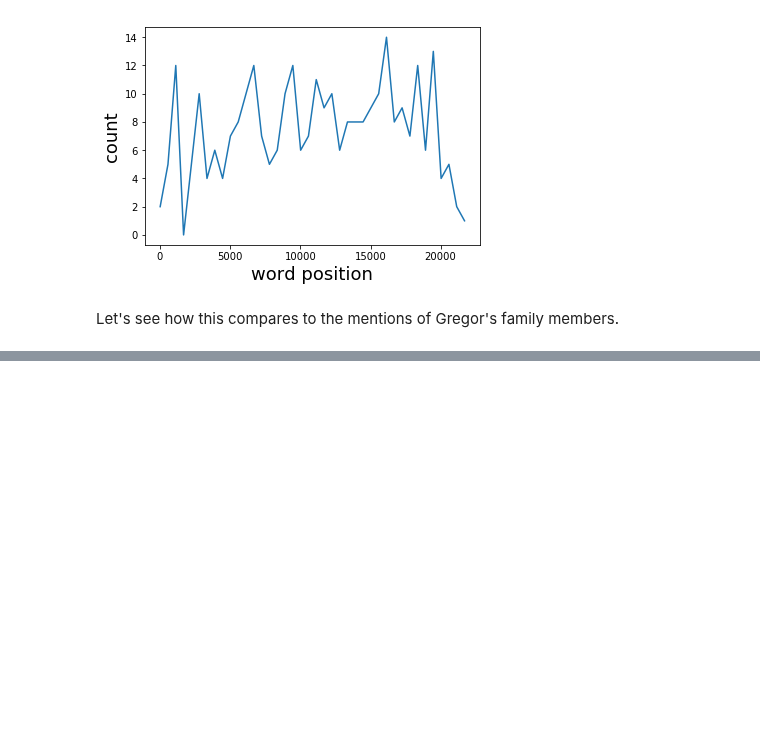
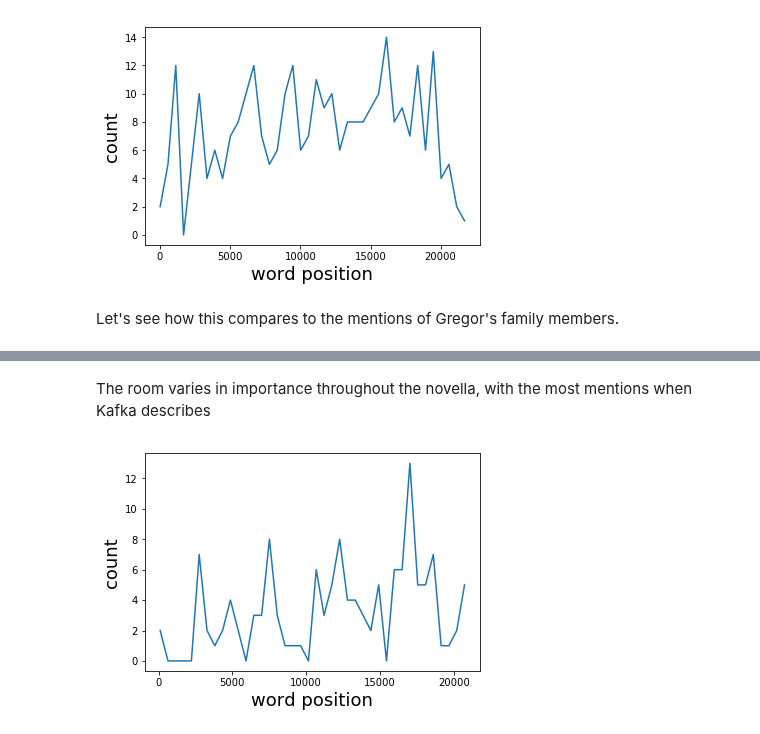
Before and after one commit to jennifernj/NLP-for-philosophy, a Jupyter notebook: Metamorphosis analysis.ipynb, the cells around one changed output, grey strips where cells are left out. Saved outputs shown, nothing was run; the diff lists cells and outputs as text; code cells hidden in the pictures; blank space fills up the shorter version.

```diff
--- a/Metamorphosis analysis.ipynb
+++ b/Metamorphosis analysis.ipynb
@@ -211,0 +214,12 @@ plt.show()
+# %% [markdown]
+The room varies in importance throughout the novella, with the most mentions when Kafka describes
+# %%
+room_indices = get_word_indices('room')
+n, bins, _ = plt.hist(room_indices, bins=40)
+plt.clf()
+plt.plot(bins[:-1], n)
+plt.xlabel('word position', fontsize=18)
+plt.ylabel('count', fontsize=18)
+plt.show()
+# %% [output]
+[figure, added]
```
Also changed, not shown: parts of 4 cells of this notebook.
